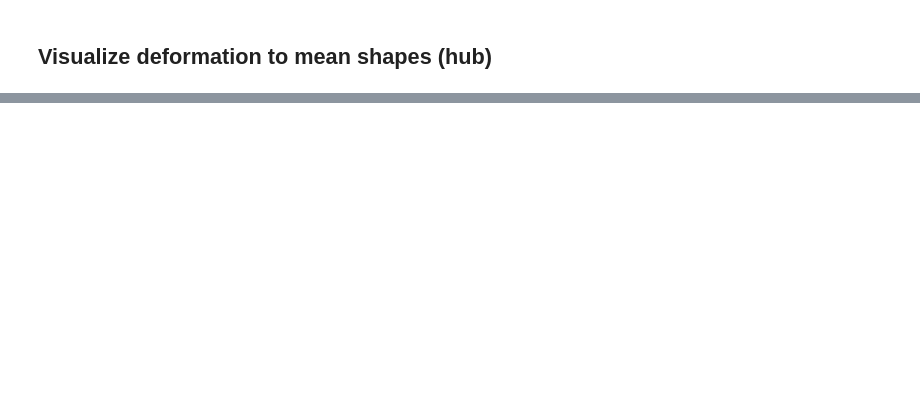
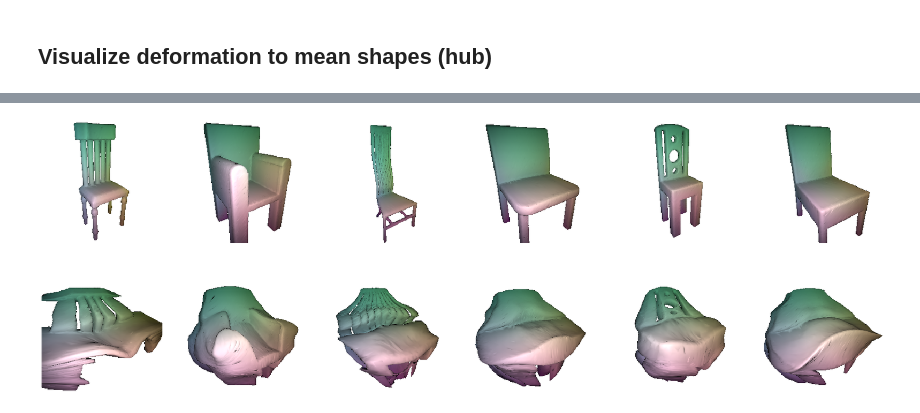
Before and after one commit to maxjiang93/ShapeFlow, a Jupyter notebook: visualize_deformer.ipynb, the cells around one changed output, grey strips where cells are left out. Cells and saved outputs as stored; diff of their text form; code cells hidden in the pictures; blank space fills up the shorter version.

```diff
--- a/visualize_deformer.ipynb
+++ b/visualize_deformer.ipynb
@@ -308,0 +312,77 @@ plt.show()
+# %%
+# load new observation
+mesh_new= trimesh.load("data/shapenet_simplified/val/03001627/bcc73b8ff332b4df3d25ee35360a1f4d/model.ply")
+lat_new = np.load("lat_codes_pre_tune.npy")
+# %%
+np.random.seed(0)
+shape_indices = np.random.choice(4745, 5)  # choose between [0, 4745]
+n = len(shape_indices)
+imgs_src = [None for _ in range(n+1)]
+imgs_tar = [None for _ in range(n+1)]
+faces = [None for _ in range(n+1)]
+verts = [None for _ in range(n+1)]  # verts tensor
+mesh_o = [None for _ in range(n+1)]  # mesh original
+mesh_d = [None for _ in range(n+1)]  # mesh deformed
+
+for i, idx in enumerate(shape_indices):
+    v, f = dset.get_single(idx)
+    verts[i] = v[None].to(device)
+    faces[i] = f.detach().cpu().numpy()
+verts[-1] = torch.from_numpy(mesh_new.vertices)[None].float().to(device)
+faces[-1] = mesh_new.faces
+
+lat_path = lambda l_src_, l_tar_: torch.stack([l_src_, l_tar_], dim=1)
+ten2npy = lambda tensor: tensor.detach().cpu().numpy()
+
+pbar = tqdm(total=n+1)
+
+with torch.no_grad():
+    for i, ii in enumerate(shape_indices):
+        # get the latent codes corresponding to these shapes
+        l_src = deformer.get_lat_params(ii)[None]
+        l_tar = torch.zeros_like(l_src)  # target is the "hub"
+
+        # deform source to target
+        v_s2t = deformer(verts[i], lat_path(l_src, l_tar))[0]  # source to target
+        mesh_d[i] = trimesh.Trimesh(ten2npy(v_s2t), faces[i], process=False)
+        mesh_o[i] = trimesh.Trimesh(ten2npy(verts[i][0]), faces[i], process=False)
+        pbar.update(1)
+
+    # new observation
+    l_src = torch.from_numpy(lat_new).to(device)
+    l_tar = torch.zeros_like(l_src)  # target is the "hub"
+    # deform source to target
+    v_s2t = deformer(verts[-1], lat_path(l_src, l_tar))[0]  # source to target
+    mesh_d[-1] = trimesh.Trimesh(ten2npy(v_s2t), faces[-1], process=False)
+    mesh_o[-1] = trimesh.Trimesh(ten2npy(verts[-1][0]), faces[-1], process=False)
+    pbar.update(1)
+
+pbar.close()
+
+# colorize vertices based on mean shape coordinates
+bboxes_d = [m.bounding_box.bounds for m in mesh_d]
+bboxes_d = np.concatenate(bboxes_d, axis=0)
+bboxes_d = np.stack([np.min(bboxes_d, axis=0), np.max(bboxes_d, axis=0)], axis=0)
+
+for idx, (mo, md) in enumerate(zip(mesh_o, mesh_d)):
+    color = (md.vertices.copy() - bboxes_d[0]) / (bboxes_d[1] - bboxes_d[0])
+    md.visual.vertex_colors = color.copy()
+    mo.visual.vertex_colors = color.copy()
+    md_ = md.copy()#; md_.vertices *= 0.5
+    mo_ = mo.copy()
+    img_tar, _, _, _ = render.render_trimesh(md_, eye_1, center, up, res=(224, 224))
+    img_src, _, _, _ = render.render_trimesh(mo_, eye_1, center, up, res=(224, 224))
+
+    imgs_src[idx] = img_src
+    imgs_tar[idx] = img_tar
+
+# plot transformation table
+fig, axes = plt.subplots(figsize=(5*(n+1), 10), nrows=2, ncols=(n+1))
+for ii, i in enumerate([n] + list(range(n))):
+    axes[0, ii].imshow(imgs_src[i])
+    axes[1, ii].imshow(imgs_tar[i])
+    axes[0, ii].axis('off')
+    axes[1, ii].axis('off')
+plt.show()
+# %% [output]
+[figure, added]
```
Also changed, not shown: parts of 13 cells of this notebook, 6 other files.
